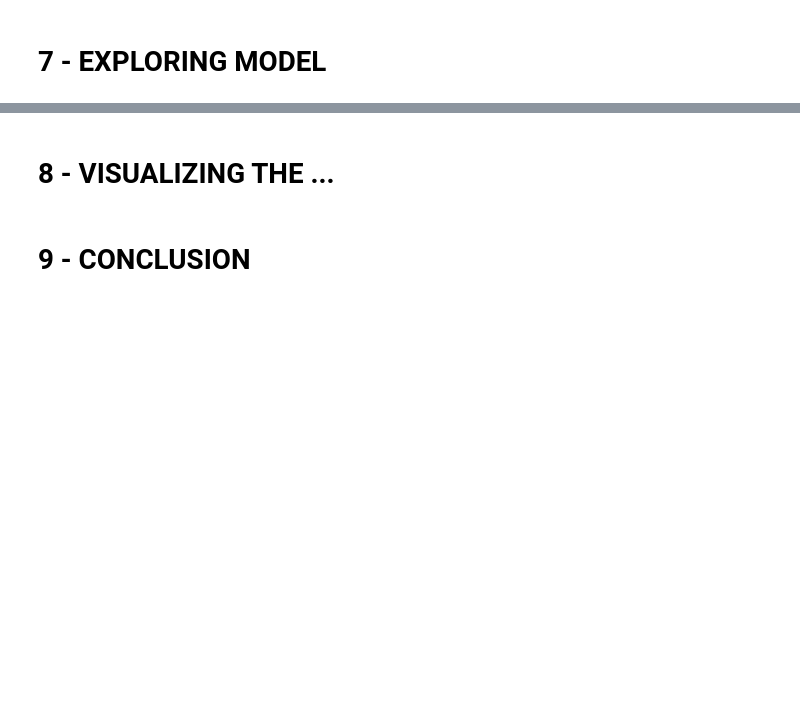
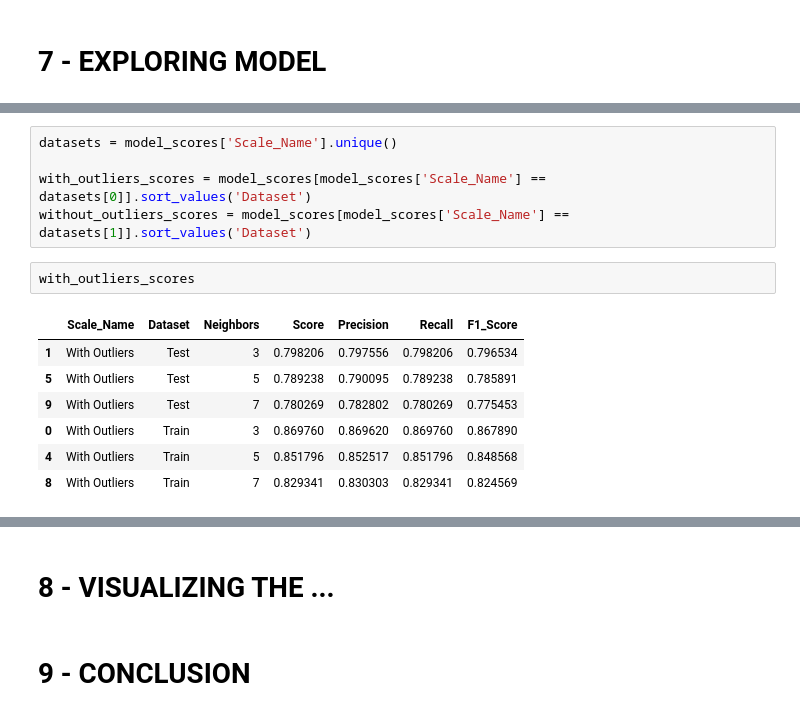
Before and after one commit to lfaferreira/knn-titanic, a Jupyter notebook: titanic.ipynb, the cells around one changed output, grey strips where cells are left out. Cells and saved outputs as stored; diff of their text form; blank space fills up the shorter version.

```diff
--- a/titanic.ipynb
+++ b/titanic.ipynb
@@ -730,0 +931,15 @@ df_normalized_without_outliers
+# %%
+datasets = model_scores['Scale_Name'].unique()
+
+with_outliers_scores = model_scores[model_scores['Scale_Name'] == datasets[0]].sort_values('Dataset')
+without_outliers_scores = model_scores[model_scores['Scale_Name'] == datasets[1]].sort_values('Dataset')
+# %%
+with_outliers_scores
+# %% [output]
+|  | Scale_Name | Dataset | Neighbors | Score | Precision | Recall | F1_Score |
+| 1 | With Outliers | Test | 3 | 0.798206 | 0.797556 | 0.798206 | 0.796534 |
+| 5 | With Outliers | Test | 5 | 0.789238 | 0.790095 | 0.789238 | 0.785891 |
+| 9 | With Outliers | Test | 7 | 0.780269 | 0.782802 | 0.780269 | 0.775453 |
+| 0 | With Outliers | Train | 3 | 0.869760 | 0.869620 | 0.869760 | 0.867890 |
+| 4 | With Outliers | Train | 5 | 0.851796 | 0.852517 | 0.851796 | 0.848568 |
+| 8 | With Outliers | Train | 7 | 0.829341 | 0.830303 | 0.829341 | 0.824569 |
```
Also changed, not shown: parts of 25 cells of this notebook.
